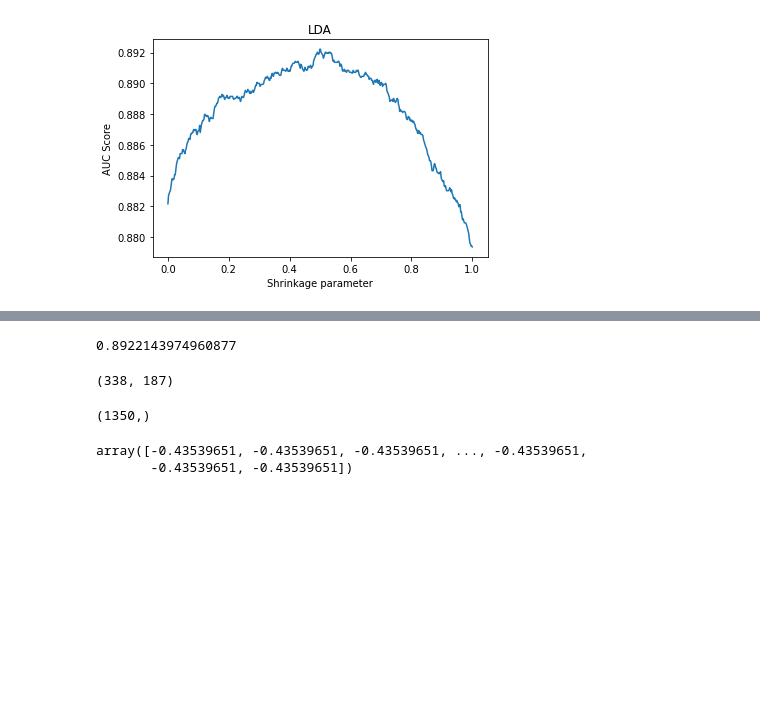
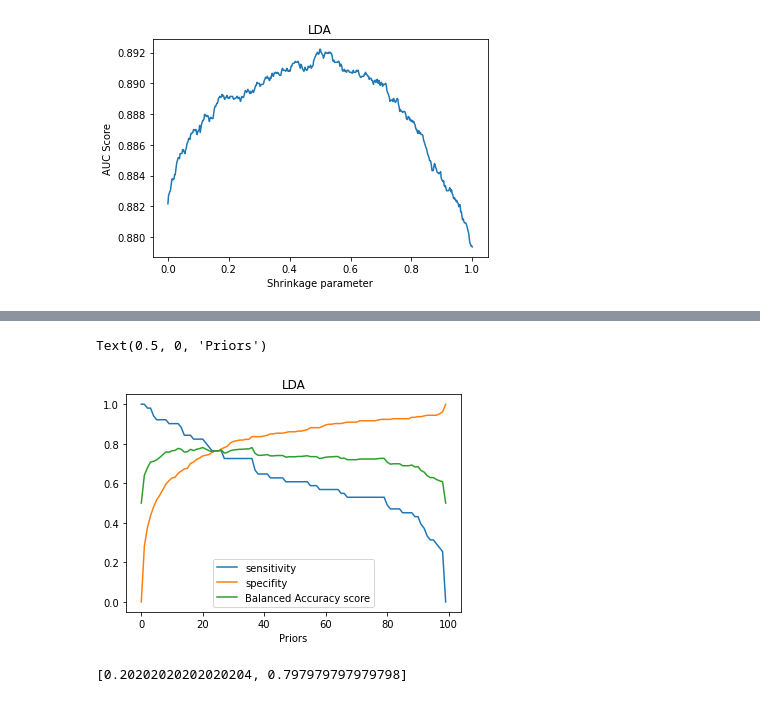
Before and after one commit to StephaneGcrd/CDI_case_2, a Jupyter notebook: LDA.ipynb, the cells around one changed output, grey strips where cells are left out. Saved outputs shown, nothing was run; the diff lists cells and outputs as text; code cells hidden in the pictures; blank space fills up the shorter version.

```diff
--- a/LDA.ipynb
+++ b/LDA.ipynb
@@ -357,17 +356,0 @@ Text(0.5, 0, 'Shrinkage parameter')
-# %%
-np.max(auc_r)
-# %% [output]
-0.8922143974960877
-# %%
-x_test.shape
-# %% [output]
-(338, 187)
-# %%
-y_train.shape
-# %% [output]
-(1350,)
-# %%
-X_sc[:,-1]
-# %% [output]
-array([-0.43539651, -0.43539651, -0.43539651, ..., -0.43539651,
-       -0.43539651, -0.43539651])
@@ -373,0 +402,16 @@ array([-0.43539651, -0.43539651, -0.43539651, ..., -0.43539651,
+# %%
+
+plt.plot(sen_t,label="sensitivity")
+plt.plot(spe_t,label="specifity")
+plt.plot(b_a,label="Balanced Accuracy score")
+
+plt.legend()
+plt.title("LDA")
+plt.xlabel("Priors")
+# %% [output]
+Text(0.5, 0, 'Priors')
+[figure, added]
+# %%
+priors[20]
+# %% [output]
+[0.20202020202020204, 0.797979797979798]
```
Also changed, not shown: parts of 16 cells of this notebook.
